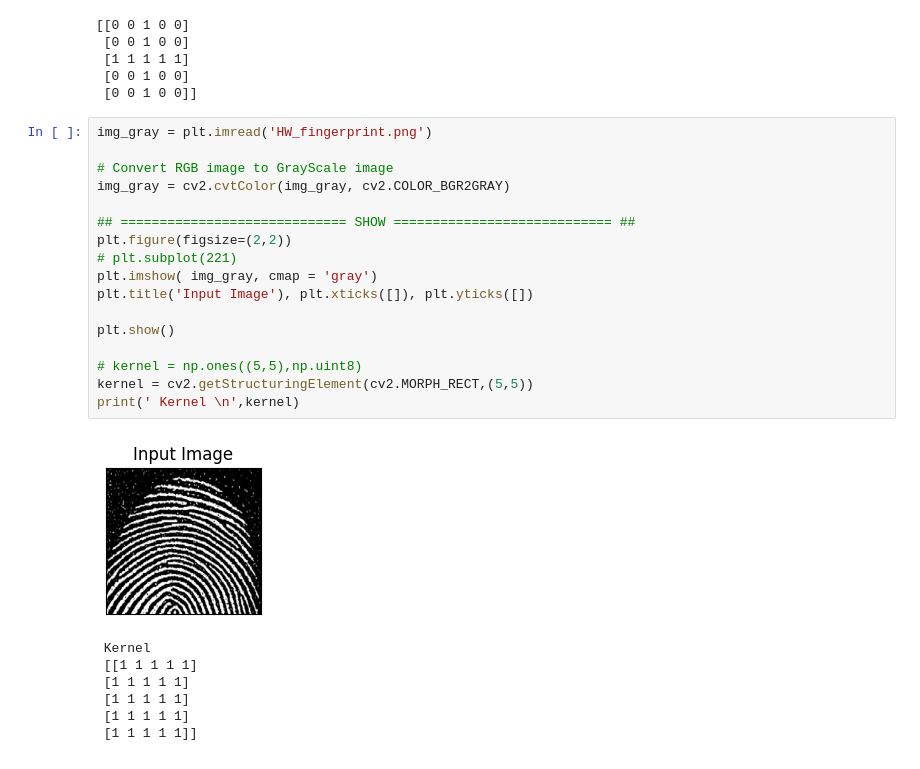
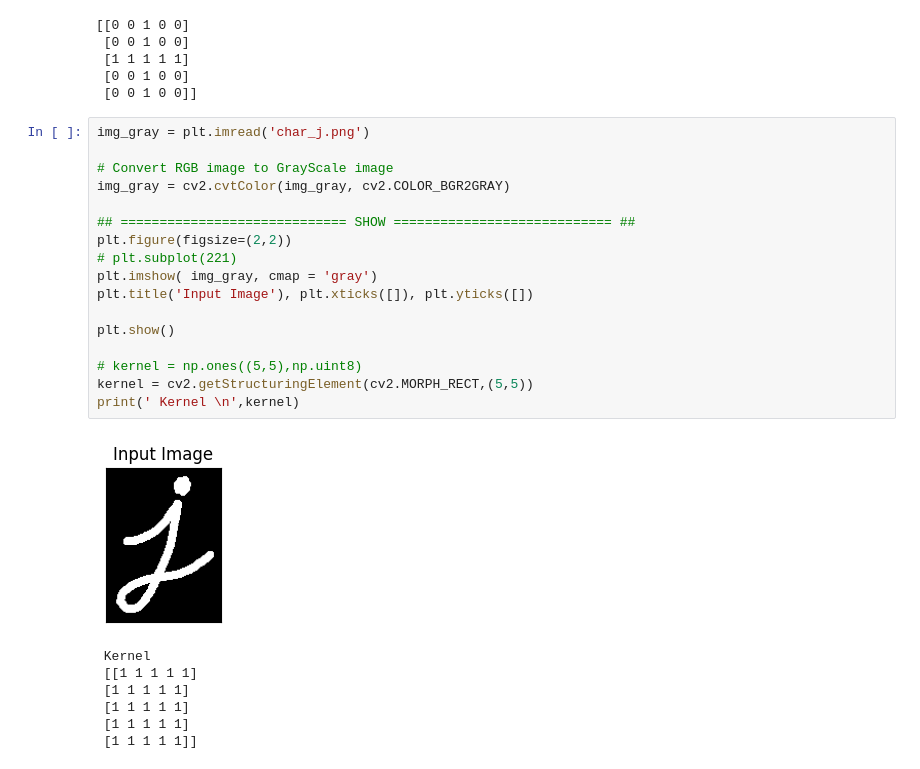
Before and after one commit to Sanbible/lab_image, a Jupyter notebook: lab_8/lab8_2.ipynb, the cells around one changed output. Saved outputs shown, nothing was run; the diff lists cells and outputs as text.

```diff
--- a/lab_8/lab8_2.ipynb
+++ b/lab_8/lab8_2.ipynb
@@ -46,24 +46,24 @@ print(ex_kernel)
  [0 0 1 0 0]
  [0 0 1 0 0]]
 # %%
-img_gray = plt.imread('HW_fingerprint.png')
+img_gray = plt.imread('char_j.png')
 
 # Convert RGB image to GrayScale image
 img_gray = cv2.cvtColor(img_gray, cv2.COLOR_BGR2GRAY)
 
 ## ============================= SHOW ============================ ##
 plt.figure(figsize=(2,2))
 # plt.subplot(221)
 plt.imshow( img_gray, cmap = 'gray')
 plt.title('Input Image'), plt.xticks([]), plt.yticks([])
 
 plt.show()
 
 # kernel = np.ones((5,5),np.uint8)
 kernel = cv2.getStructuringElement(cv2.MORPH_RECT,(5,5))
 print(' Kernel \n',kernel)
 # %% [output]
-[figure, old version]
+[figure, new version]
  Kernel
  [[1 1 1 1 1]
  [1 1 1 1 1]
```
Also changed, not shown: parts of 3 cells of this notebook.
